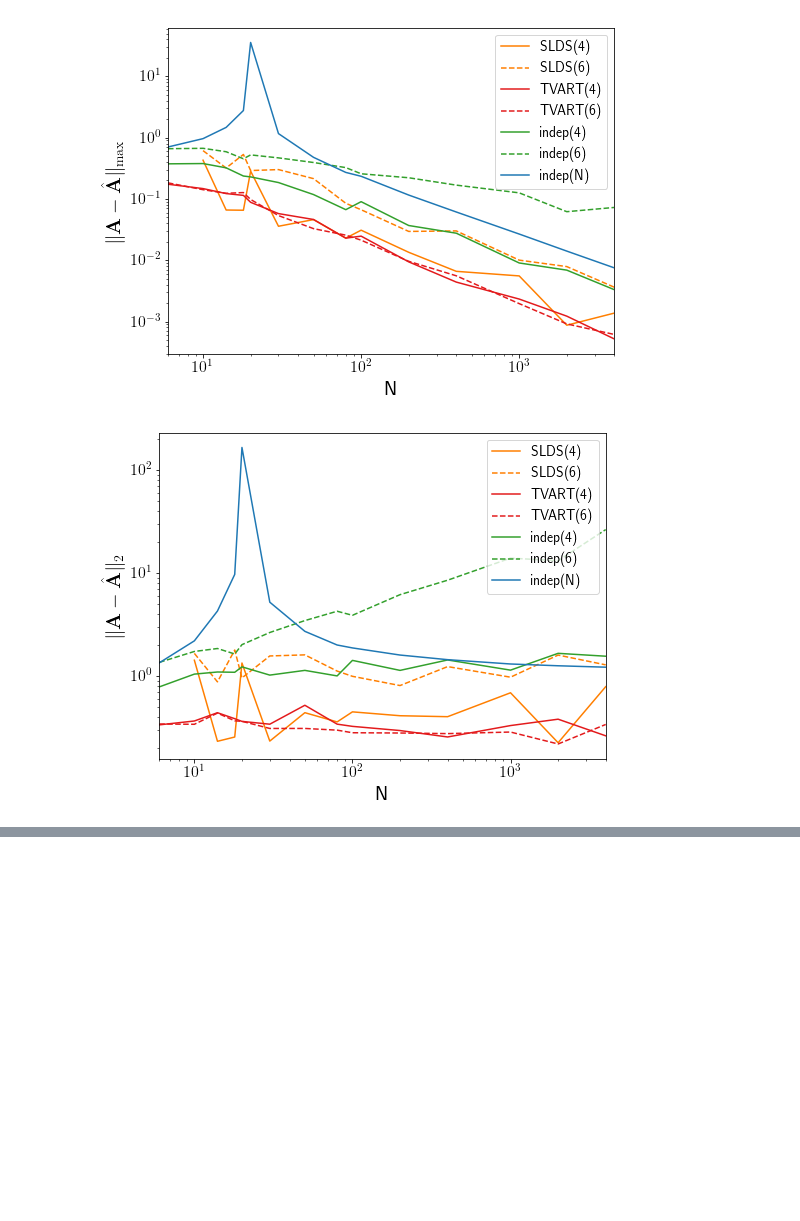
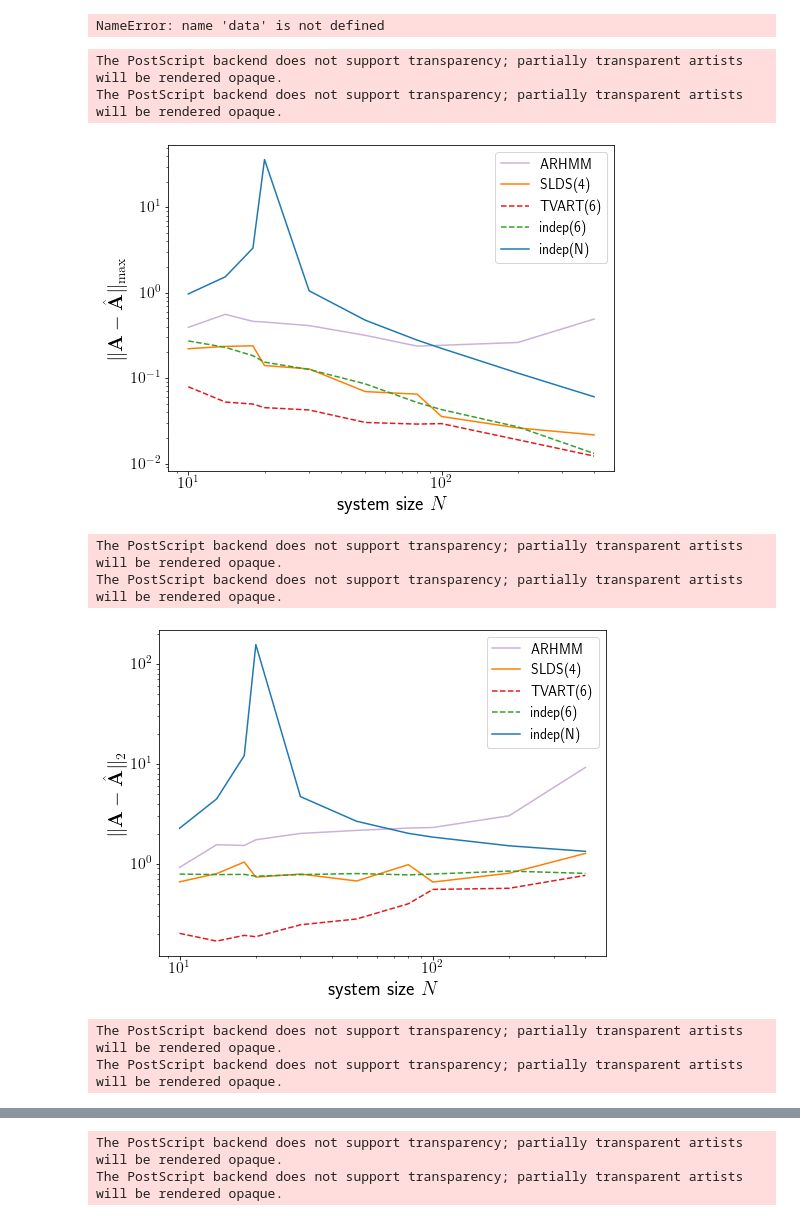
Before and after one commit to kamdh/tvart, a Jupyter notebook: src/summarize_output_SLDS-SSM.ipynb, the cells around one changed output, grey strips where cells are left out. Saved outputs shown, nothing was run; the diff lists cells and outputs as text; code cells hidden in the pictures; blank space fills up the shorter version.

Commit message:
added python SSM comparison files

```diff
--- a/src/summarize_output_SLDS-SSM.ipynb
+++ b/src/summarize_output_SLDS-SSM.ipynb
@@ -28,5 +42,9 @@ append_table.tail()
 # %%
-to_append = append_table[append_table.model != 1]
-to_append.loc[:, "model"] = to_append.loc[:, "model"] + 5
-comparison_table = comparison_table.append(to_append)
+if table_file_append is not None:
+    append_table = pd.read_csv(table_file_append)
+    print(append_table.tail())
+    to_append = append_table[append_table.model != "indep(N)"]
+    if suffix == '200':
+        to_append.loc[:, "model"] = to_append.loc[:, "model"] + 5
+    comparison_table = comparison_table.append(to_append)
 # %% [output]
@@ -47,8 +62,15 @@ comparison_table.tail()
+# %%
+if suffix == '2000':
+    comparison_table= comparison_table[comparison_table['N'] <= 400]
+# %%
+np.where(data['N'] > 400)[0]
+# %% [output]
+NameError: name 'data' is not defined
 # %%
 data = comparison_table.copy()
 data['model'].replace({1: 'indep(N)', 2: 'indep(4)', 3: 'TVART(4)',
                        4: 'SLDS(4)', 5: 'SLDS(6)', 7: 'indep(6)', 8: 'TVART(6)'}, inplace=True)
-
+data = data[data['N'] <= 400]
 
 import matplotlib
 import seaborn as sns
@@ -68,7 +90,7 @@ matplotlib.rcParams.update({'font.size': 16})
 
 for plot_type in ['err_inf', 'err_2', 'err_fro', 'model_MSE']:
     fig, ax = plt.subplots(figsize=(8,6))
-    for key, grp in data.sort_values('model').groupby(['model']):
+    for key, grp in data.groupby(['model']):
         grp = grp.groupby(['N']).mean()
         skip_plot = False
         if key == 'indep(N)':
@@ -81,37 +103,54 @@ for plot_type in ['err_inf', 'err_2', 'err_fro', 'model_MSE']:
             style = '-'
             color = rgb_values[5]
         elif key == 'SLDS(4)':
             style = '-'
             color = rgb_values[7]
         elif key == 'SLDS(6)':
             style = '--'
             color = rgb_values[7]
         elif key == 'indep(6)':
             style = '--'
             color = rgb_values[3]
         elif key == 'TVART(6)':
             style = '--'
             color = rgb_values[5]
+        elif key == 'ARHMM' or 'ARHMM(4)':
+            style = '-'
+            color = rgb_values[8]
         else:
             skip_plot = True
         if not skip_plot:
             ax = grp.plot(ax=ax, kind='line', y=plot_type, label=key, logx=True, logy=True,
                          style=style, color=color)
     plt.legend(loc='upper right', fontsize=14)
-    plt.xlabel('N', fontsize=20)
+    plt.xlabel('system size $N$', fontsize=20)
     if plot_type == 'err_inf':
         plt.ylabel("$\| \mathbf{A} - \hat{\mathbf{A}} \|_\mathrm{max}$", fontsize=20)
+        #plt.ylabel("$|| \mathbf{A} - \hat{\mathbf{A}} ||_\mathrm{max}$", fontsize=20)
+        #plt.ylim([10**-3, 10**1.5])
     elif plot_type == 'err_2':
         plt.ylabel("$\| \mathbf{A} - \hat{\mathbf{A}} \|_{2}$", fontsize=20)
+        #plt.ylabel("$|| \mathbf{A} - \hat{\mathbf{A}} ||_{2}$", fontsize=20)
+        #plt.ylim([10**-1, 10**2.5])
     elif plot_type == 'err_fro':
         plt.ylabel("$\| \mathbf{A} - \hat{\mathbf{A}} \|_F$", fontsize=20)
+        #plt.ylabel("$|| \mathbf{A} - \hat{\mathbf{A}} ||_F$", fontsize=20)
+        #plt.ylim([10**-1, 10**2.5])
     elif plot_type == 'model_MSE':
-        plt.ylabel("prediction MSE", fontsize=20)
-        plt.plot([min(grp.index), max(grp.index)], [0.25, 0.25], 'k--')
-        plt.ylim([10**-1, 10**0.5])
-    plt.savefig("../figures/compare_" + plot_type + ".eps")
+        plt.ylabel("MSE", fontsize=20)
+        plt.plot([min(grp.index), max(grp.index)], [0.25, 0.25], 'k-', label='$\sigma^2$')
+        #plt.legend(loc='upper right', fontsize=14)
+        lim_low, lim_hi = ax.get_ylim()
+        plt.ylim([10**-1, 10**1])
+    plt.savefig(f"../figures/switching_compare_{plot_type}_{suffix}.eps")
     plt.show()
     #plt.close()
 # %% [output]
+The PostScript backend does not support transparency; partially transparent artists will be rendered opaque.
+The PostScript backend does not support transparency; partially transparent artists will be rendered opaque.
-[figure, old version]
+[figure, new version]
+The PostScript backend does not support transparency; partially transparent artists will be rendered opaque.
+The PostScript backend does not support transparency; partially transparent artists will be rendered opaque.
-[figure, old version]
+[figure, new version]
+The PostScript backend does not support transparency; partially transparent artists will be rendered opaque.
+The PostScript backend does not support transparency; partially transparent artists will be rendered opaque.
@@ -118,0 +158,2 @@ for plot_type in ['err_inf', 'err_2', 'err_fro', 'model_MSE']:
+The PostScript backend does not support transparency; partially transparent artists will be rendered opaque.
+The PostScript backend does not support transparency; partially transparent artists will be rendered opaque.
```
Also changed, not shown: parts of 9 cells of this notebook, 7 other files.
